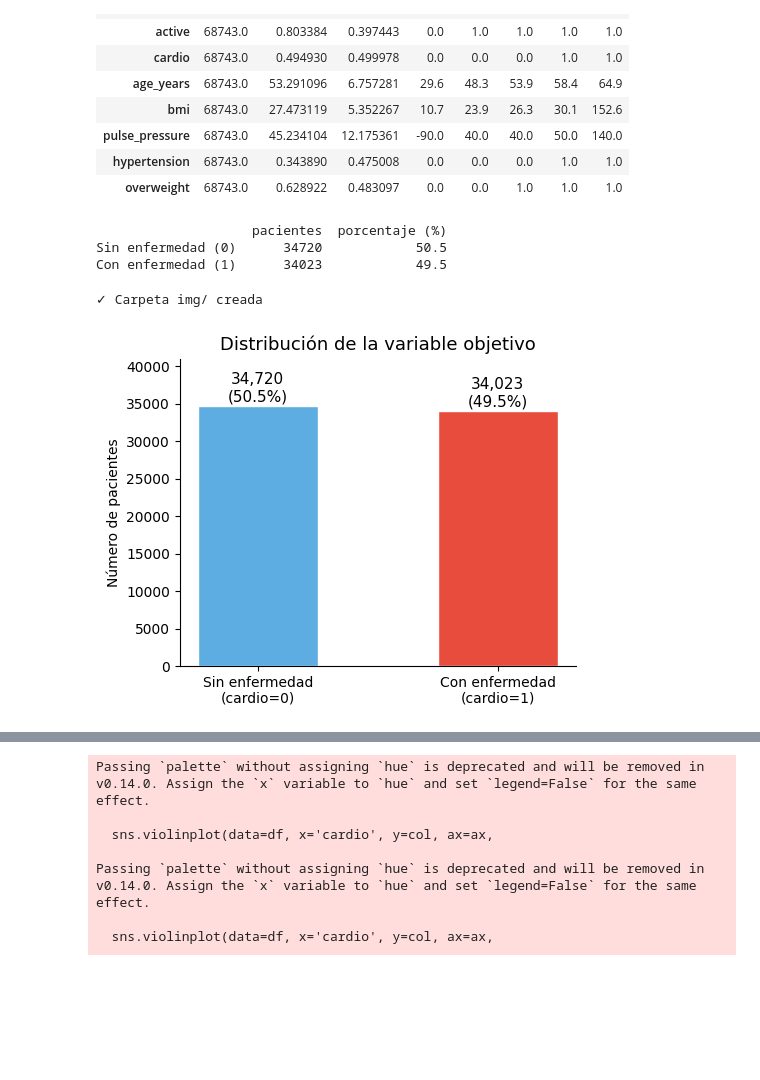
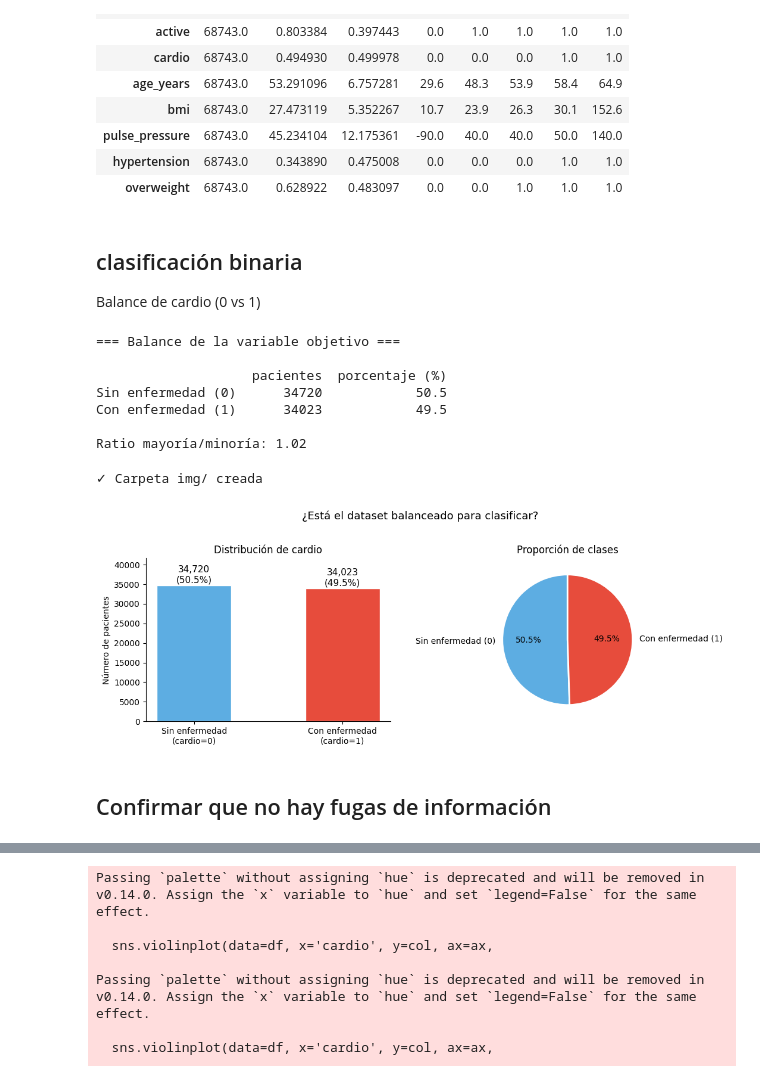
Before and after one commit to anacolinaarismendi/Cardiovascular-Disease, a Jupyter notebook: Notebooks/03_eda.ipynb, the cells around one changed output, grey strips where cells are left out. Cells and saved outputs as stored; diff of their text form; code cells hidden in the pictures; blank space fills up the shorter version.

```diff
--- a/Notebooks/03_eda.ipynb
+++ b/Notebooks/03_eda.ipynb
@@ -45,18 +45,31 @@ df.describe(include='all').T
 | pulse_pressure | 68743.0 | 45.234104 | 12.175361 | -90.0 | 40.0 | 40.0 | 50.0 | 140.0 |
 | hypertension | 68743.0 | 0.343890 | 0.475008 | 0.0 | 0.0 | 0.0 | 1.0 | 1.0 |
 | overweight | 68743.0 | 0.628922 | 0.483097 | 0.0 | 0.0 | 1.0 | 1.0 | 1.0 |
+# %% [markdown]
+## clasificación binaria
+
+Balance de cardio (0 vs 1)
 # %%
 # Conteo y porcentaje
-conteo = df['cardio'].value_counts()
-pct    = df['cardio'].value_counts(normalize=True) * 100
+conteo = df['cardio'].astype(int).value_counts().sort_index()
+pct    = df['cardio'].astype(int).value_counts(normalize=True).sort_index() * 100
 
-resumen = pd.DataFrame({'pacientes': conteo, 'porcentaje (%)': pct.round(1)})
-resumen.index = ['Sin enfermedad (0)', 'Con enfermedad (1)']
-print(resumen)
+resumen = pd.DataFrame({
+    'pacientes':     conteo.values,
+    'porcentaje (%)': pct.round(1).values
+}, index=['Sin enfermedad (0)', 'Con enfermedad (1)'])
+
+print("=== Balance de la variable objetivo ===\n")
+print(resumen.to_string())
+print(f"\nRatio mayoría/minoría: {conteo.max() / conteo.min():.2f}")
 # %% [output]
+=== Balance de la variable objetivo ===
+
                     pacientes  porcentaje (%)
 Sin enfermedad (0)      34720            50.5
 Con enfermedad (1)      34023            49.5
+
+Ratio mayoría/minoría: 1.02
 # %%
 import os
 os.makedirs('../img', exist_ok=True)
@@ -64,22 +77,40 @@ print("✓ Carpeta img/ creada")
 # %% [output]
 ✓ Carpeta img/ creada
 # %%
-# Gráfico
-fig, ax = plt.subplots(figsize=(5, 4))
+
+media_global = df['cardio'].astype(int).mean() * 100
+
+fig, axes = plt.subplots(1, 2, figsize=(11, 4))
+
+# Barras
+ax = axes[0]
 bars = ax.bar(['Sin enfermedad\n(cardio=0)', 'Con enfermedad\n(cardio=1)'],
               conteo.values,
               color=['#5DADE2', '#E74C3C'], edgecolor='white', width=0.5)
 
 for bar, val, p in zip(bars, conteo.values, pct.values):
     ax.text(bar.get_x() + bar.get_width()/2, bar.get_height() + 200,
             f'{val:,}\n({p:.1f}%)', ha='center', va='bottom', fontsize=11)
 
-ax.set_title('Distribución de la variable objetivo', fontsize=13)
+ax.set_title('Distribución de cardio', fontsize=12)
 ax.set_ylabel('Número de pacientes')
-ax.set_ylim(0, conteo.max() * 1.18)
+ax.set_ylim(0, conteo.max() * 1.2)
 sns.despine()
+
+# Pie chart
+ax2 = axes[1]
+ax2.pie(conteo.values,
+        labels=['Sin enfermedad (0)', 'Con enfermedad (1)'],
+        colors=['#5DADE2', '#E74C3C'],
+        autopct='%1.1f%%', startangle=90,
+        wedgeprops={'edgecolor': 'white', 'linewidth': 2})
+ax2.set_title('Proporción de clases', fontsize=12)
+
+plt.suptitle('¿Está el dataset balanceado para clasificar?', fontsize=13, y=1.02)
 plt.tight_layout()
-plt.savefig('../img/01_target_balance.png', bbox_inches='tight')
+plt.savefig('../img/s1a_balance_target.png', bbox_inches='tight')
 plt.show()
 # %% [output]
-[figure, old version]
+[figure, new version]
+# %% [markdown]
+## Confirmar que no hay fugas de información
```
Also changed, not shown: parts of 15 cells of this notebook.
